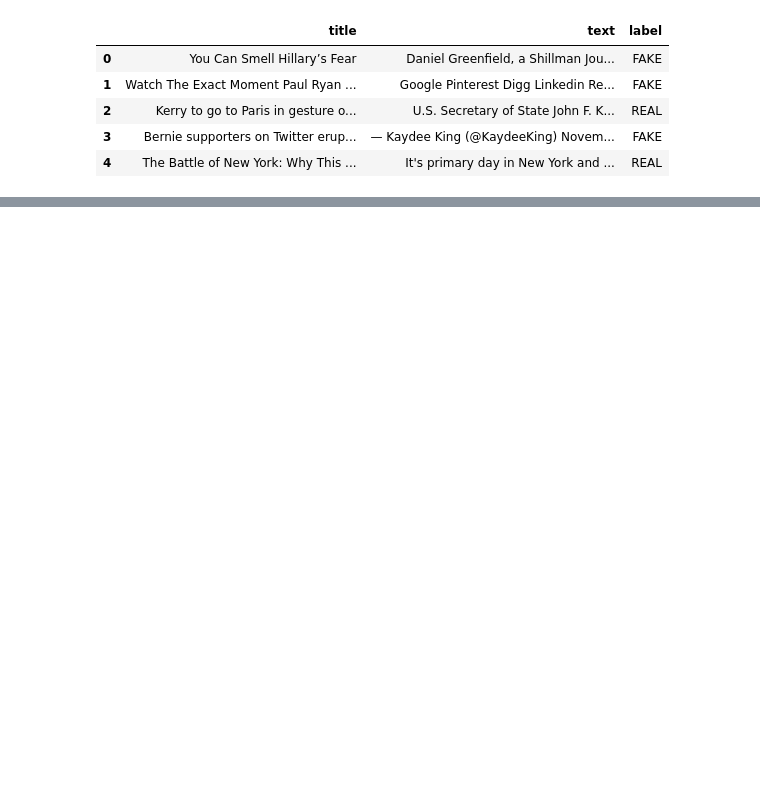
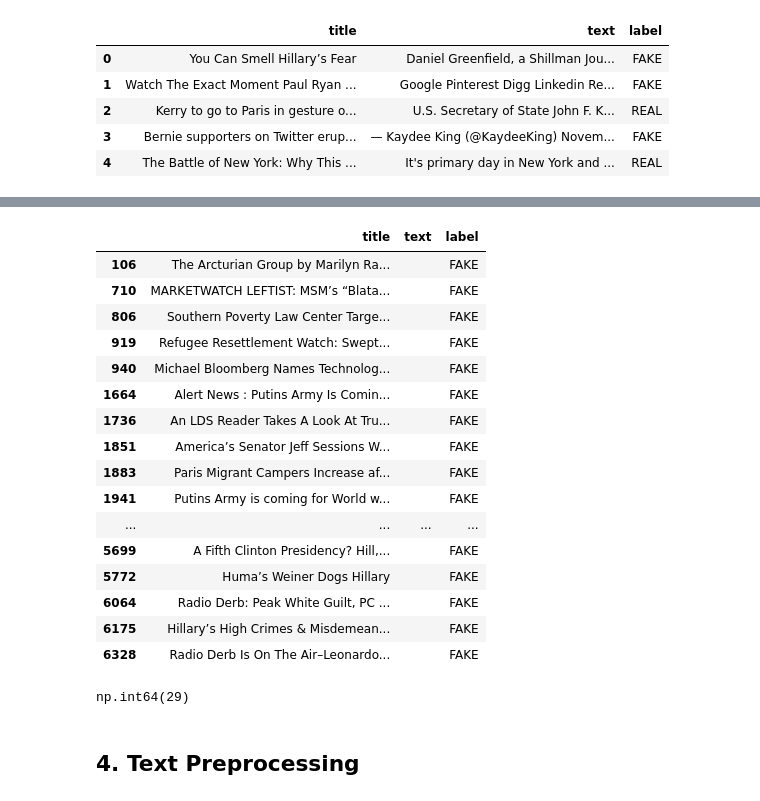
Before and after one commit to KhushPawar/fake-news-detection-nlp, a Jupyter notebook: NLP.ipynb, the cells around one changed output, grey strips where cells are left out. Cells and saved outputs as stored; diff of their text form; code cells hidden in the pictures; blank space fills up the shorter version.

```diff
--- a/NLP.ipynb
+++ b/NLP.ipynb
@@ -22,0 +61,20 @@ df.head()
+# %%
+df[df['text'].str.strip().eq("")]
+# %% [output]
+|  | title | text | label |
+| 106 | The Arcturian Group by Marilyn Ra... |  | FAKE |
+| 710 | MARKETWATCH LEFTIST: MSM’s “Blata... |  | FAKE |
+| 806 | Southern Poverty Law Center Targe... |  | FAKE |
+| 919 | Refugee Resettlement Watch: Swept... |  | FAKE |
+| 940 | Michael Bloomberg Names Technolog... |  | FAKE |
+| 1664 | Alert News : Putins Army Is Comin... |  | FAKE |
+| 1736 | An LDS Reader Takes A Look At Tru... |  | FAKE |
+| 1851 | America’s Senator Jeff Sessions W... |  | FAKE |
+| 1883 | Paris Migrant Campers Increase af... |  | FAKE |
+| 1941 | Putins Army is coming for World w... |  | FAKE |
+| ... | ... | ... | ... |
+| 5699 | A Fifth Clinton Presidency? Hill,... |  | FAKE |
+| 5772 | Huma’s Weiner Dogs Hillary |  | FAKE |
+| 6064 | Radio Derb: Peak White Guilt, PC ... |  | FAKE |
+| 6175 | Hillary’s High Crimes & Misdemean... |  | FAKE |
+| 6328 | Radio Derb Is On The Air–Leonardo... |  | FAKE |
@@ -22,0 +83,4 @@ df.head()
+# %%
+df.duplicated().sum()
+# %% [output]
+np.int64(29)
@@ -22,0 +89,2 @@ df.head()
+# %% [markdown]
+## 4. Text Preprocessing
```
Also changed, not shown: parts of 67 cells of this notebook, 2 other files.
